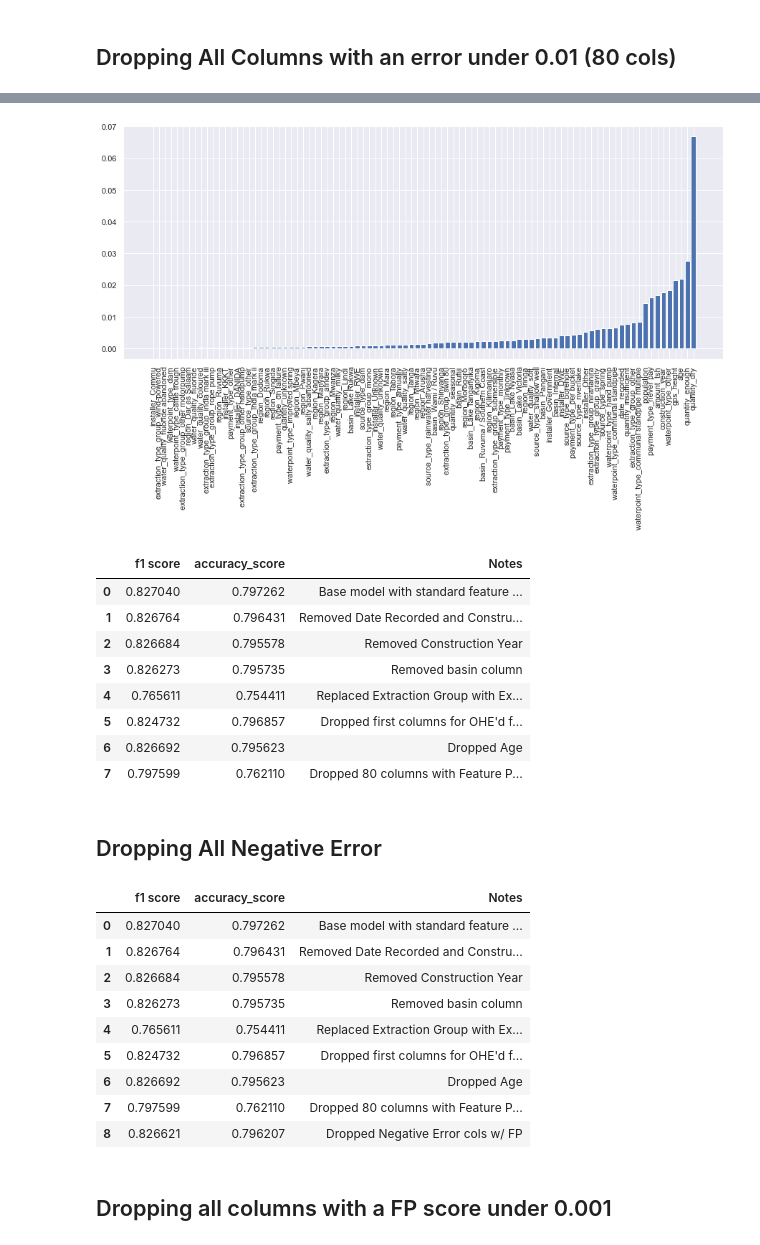
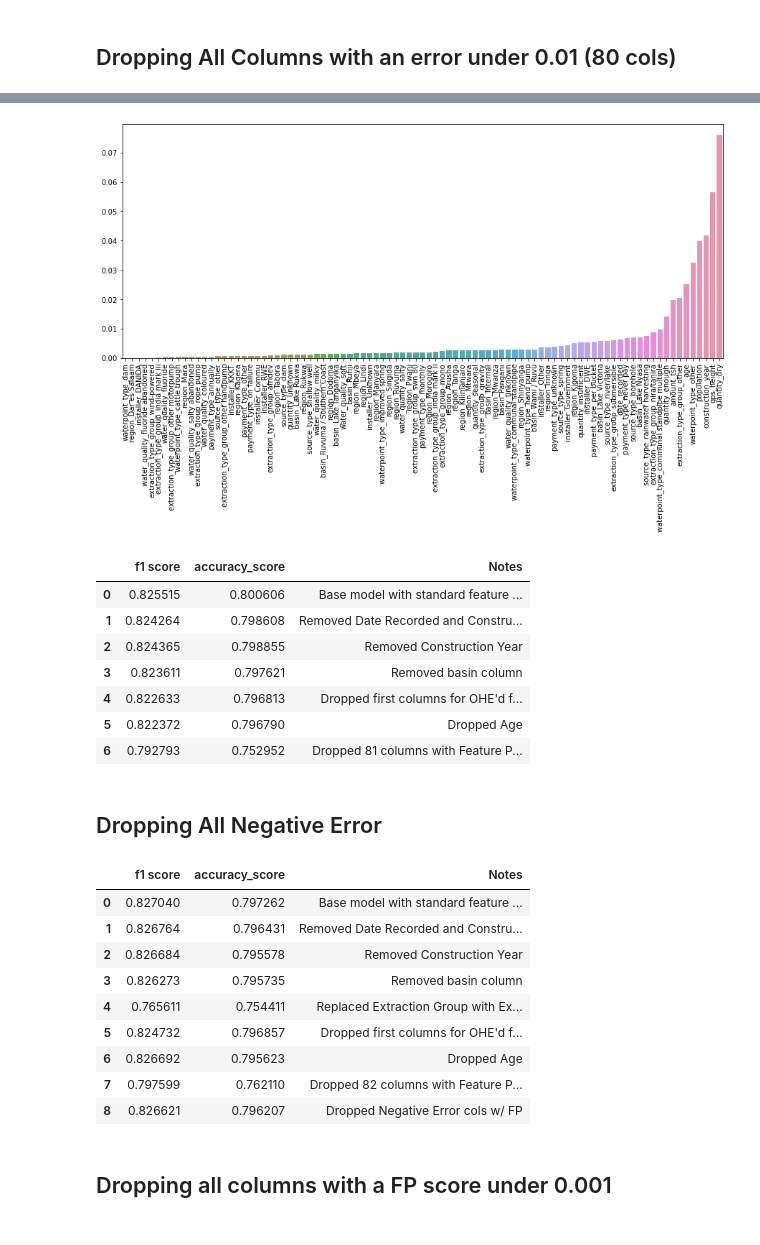
Before and after one commit to Robertoliver2000/TanzaniaWaterProject, a Jupyter notebook: notebooks/exploratory/killian_notebooks/feature_engineering.ipynb, the cells around one changed output, grey strips where cells are left out. Cells and saved outputs as stored; diff of their text form; code cells hidden in the pictures.

```diff
--- a/notebooks/exploratory/killian_notebooks/feature_engineering.ipynb
+++ b/notebooks/exploratory/killian_notebooks/feature_engineering.ipynb
@@ -179,0 +189,13 @@ tester.model_history(X_data, notes= 'Base model with standard feature engineerin
+# %%
+xgb_error_vis = XGBClassifier(max_depth = 8, gamma =0.5, tree_method='hist', eta=.295, verbosity=0)
+# %%
+xgb_error_vis.fit(X_data, y)
+fig, ax = plt.subplots(figsize=(12,10))
+sns.set(rc = {'figure.figsize':(10,6)}, style='white')
+sns.distplot((np.array(y_test).ravel() - xgb_error_vis.predict_proba(X_data_test)[:,1]),
+    color='blue', bins=25, kde_kws = {'color':'blue'}, hist_kws = {'color':'orange', 'alpha':.7})
+ax.set_title('Correctness of Predictions', fontsize=25)
+ax.set_xlabel('Error of Prediction', fontsize=20);
+ax.set_ylabel('Frequency', fontsize=20);
+
+plt.savefig('../../../data/XGB_Model_Error.png')
@@ -351,4 +370,5 @@ X_train, X_test, y_train, y_test = train_test_split(X_data, y, random_state=1)
 y_train = np.array(y_train).ravel()
 # %%
 rf_2.fit(X_train, y_train)
+xgb.fit(X_train, y_train)
 # %% [output]
@@ -357,2 +385,3 @@ RandomForestClassifier(max_depth=18, min_samples_split=15, n_estimators=50,
 # %%
-perm_result = permutation_importance(rf_2, X_train, y_train, n_repeats=1, random_state=1)
+perm_result_rf = permutation_importance(rf_2, X_train, y_train, n_repeats=1, random_state=1, scoring ='f1')
+perm_result_xgb = permutation_importance(xgb, X_train, y_train, n_repeats=1, random_state=1, scoring ='f1')
@@ -359,10 +405,10 @@ perm_result = permutation_importance(rf_2, X_train, y_train, n_repeats=1, random
 # %%
-f_importance = sorted(list(zip(X_train.columns, perm_result.importances.ravel())), key=lambda x: x[1])
-x_ax = [_[0] for _ in f_importance]
-y_ax = [_[1] for _ in f_importance]
+f_importance_xgb = sorted(list(zip(X_train.columns, perm_result_xgb.importances.ravel())), key=lambda x: x[1])
+x_ax = [_[0] for _ in f_importance_xgb]
+y_ax = [_[1] for _ in f_importance_xgb]
 
 plt.figure(figsize=(15,6))
-plt.bar(x_ax, y_ax)
+sns.barplot(x_ax, y_ax)
 plt.xticks(rotation=90);
 # %% [output]
-[figure, old version]
+[figure, new version]
@@ -375,15 +424,15 @@ X_data_7 = X_data.drop(columns = perm_droplist, axis=1)
 # %%
-tester.model_history(X_data_7, notes='Dropped 80 columns with Feature Permutation')
+rf_tester.model_history(X_data_7_rf, notes='Dropped 82 columns with Feature Permutation')
+xgb_tester.model_history(X_data_7_xgb, notes='Dropped 81 columns with Feature Permutation')
 # %% [output]
 |  | f1 score | accuracy_score | Notes |
-| 0 | 0.827040 | 0.797262 | Base model with standard feature ... |
-| 1 | 0.826764 | 0.796431 | Removed Date Recorded and Constru... |
-| 2 | 0.826684 | 0.795578 | Removed Construction Year |
-| 3 | 0.826273 | 0.795735 | Removed basin column |
-| 4 | 0.765611 | 0.754411 | Replaced Extraction Group with Ex... |
-| 5 | 0.824732 | 0.796857 | Dropped first columns for OHE'd f... |
-| 6 | 0.826692 | 0.795623 | Dropped Age |
-| 7 | 0.797599 | 0.762110 | Dropped 80 columns with Feature P... |
+| 0 | 0.825515 | 0.800606 | Base model with standard feature ... |
+| 1 | 0.824264 | 0.798608 | Removed Date Recorded and Constru... |
+| 2 | 0.824365 | 0.798855 | Removed Construction Year |
+| 3 | 0.823611 | 0.797621 | Removed basin column |
+| 4 | 0.822633 | 0.796813 | Dropped first columns for OHE'd f... |
+| 5 | 0.822372 | 0.796790 | Dropped Age |
+| 6 | 0.792793 | 0.752952 | Dropped 81 columns with Feature P... |
 # %% [markdown]
 ## Dropping All Negative Error
 # %%
@@ -393,5 +442,5 @@ X_data_8 = X_data.drop(columns = perm_droplist_2, axis=1)
 # %%
-tester.model_history(X_data_8, notes='Dropped Negative Error cols w/ FP')
+rf_tester.model_history(X_data_8_rf, notes='Dropped Negative Error cols w/ FP')
 # %% [output]
 |  | f1 score | accuracy_score | Notes |
 | 0 | 0.827040 | 0.797262 | Base model with standard feature ... |
@@ -401,7 +450,7 @@ tester.model_history(X_data_8, notes='Dropped Negative Error cols w/ FP')
 | 4 | 0.765611 | 0.754411 | Replaced Extraction Group with Ex... |
 | 5 | 0.824732 | 0.796857 | Dropped first columns for OHE'd f... |
 | 6 | 0.826692 | 0.795623 | Dropped Age |
-| 7 | 0.797599 | 0.762110 | Dropped 80 columns with Feature P... |
+| 7 | 0.797599 | 0.762110 | Dropped 82 columns with Feature P... |
 | 8 | 0.826621 | 0.796207 | Dropped Negative Error cols w/ FP |
 # %% [markdown]
 ## Dropping all columns with a FP score under 0.001
```
Also changed, not shown: parts of 32 cells of this notebook, 13 other files.
